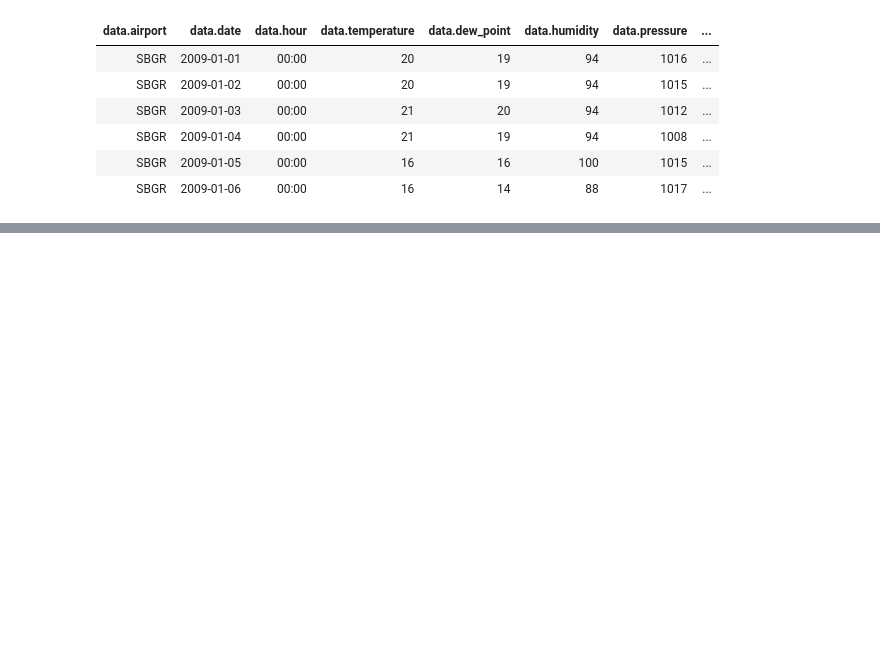
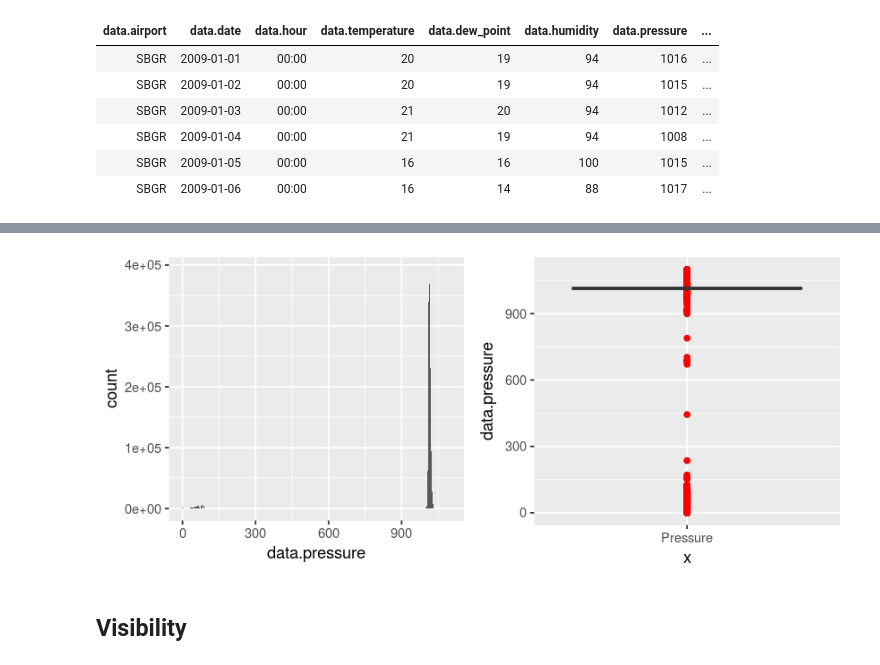
Before and after one commit to jcolares/DM2018, a Jupyter notebook: Jeff.ipynb, the cells around one changed output, grey strips where cells are left out. Cells and saved outputs as stored; diff of their text form; code cells hidden in the pictures; blank space fills up the shorter version.

```diff
--- a/Jeff.ipynb
+++ b/Jeff.ipynb
@@ -137,0 +193,5 @@ summary(vra)
+# %%
+grHistPress = ggplot(wu, aes(x = data.pressure)) + geom_histogram(binwidth = 1)
+grBoxPress = ggplot(wu, aes(x="Pressure", y = data.pressure)) + stat_boxplot(outlier.colour="red")
+grid.arrange(grobs=list(grHistPress, grBoxPress ), ncol=2)
+# %% [output]
@@ -137,0 +201,3 @@ summary(vra)
+[figure, added]
+# %% [markdown]
+## Visibility
```
Also changed, not shown: parts of 34 cells of this notebook.
